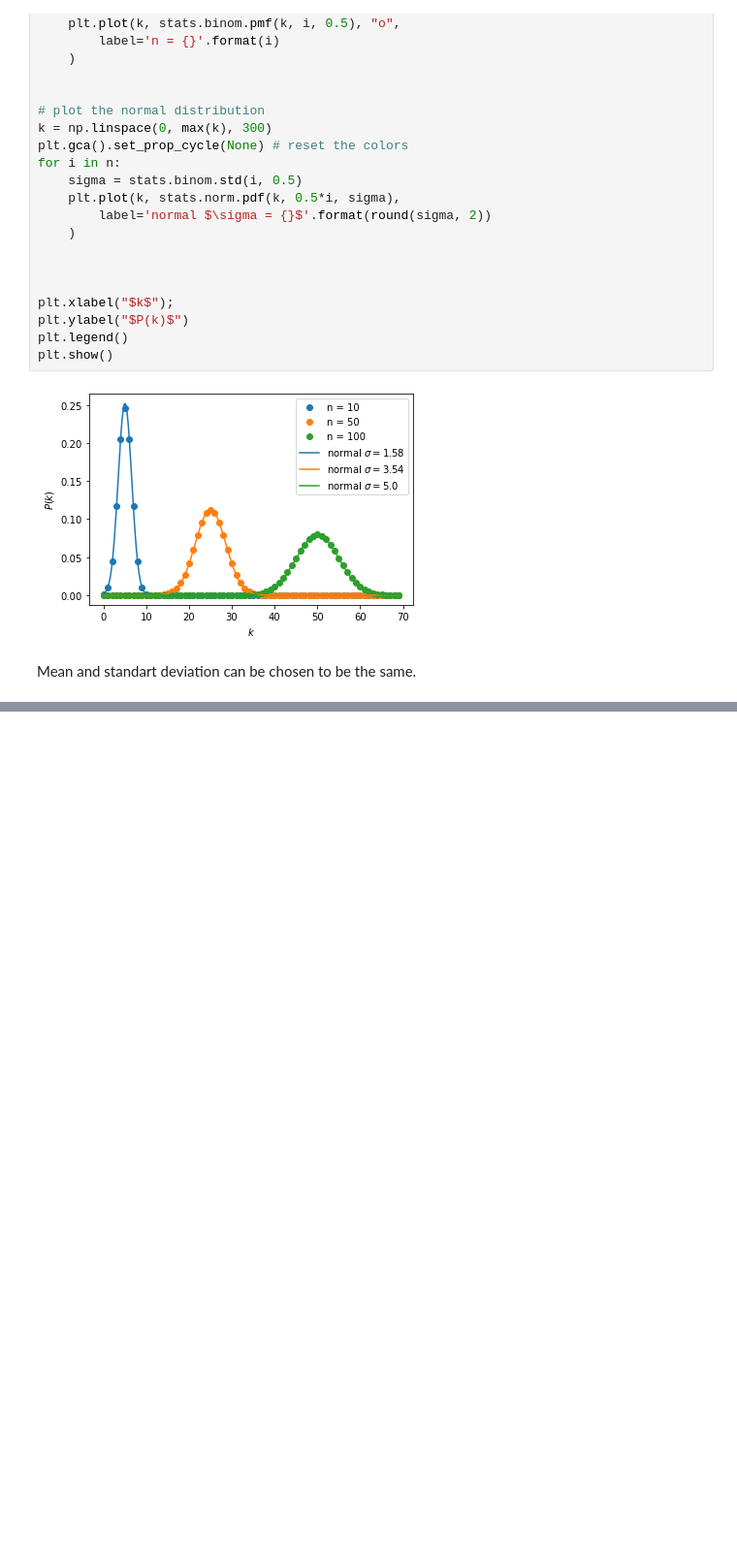
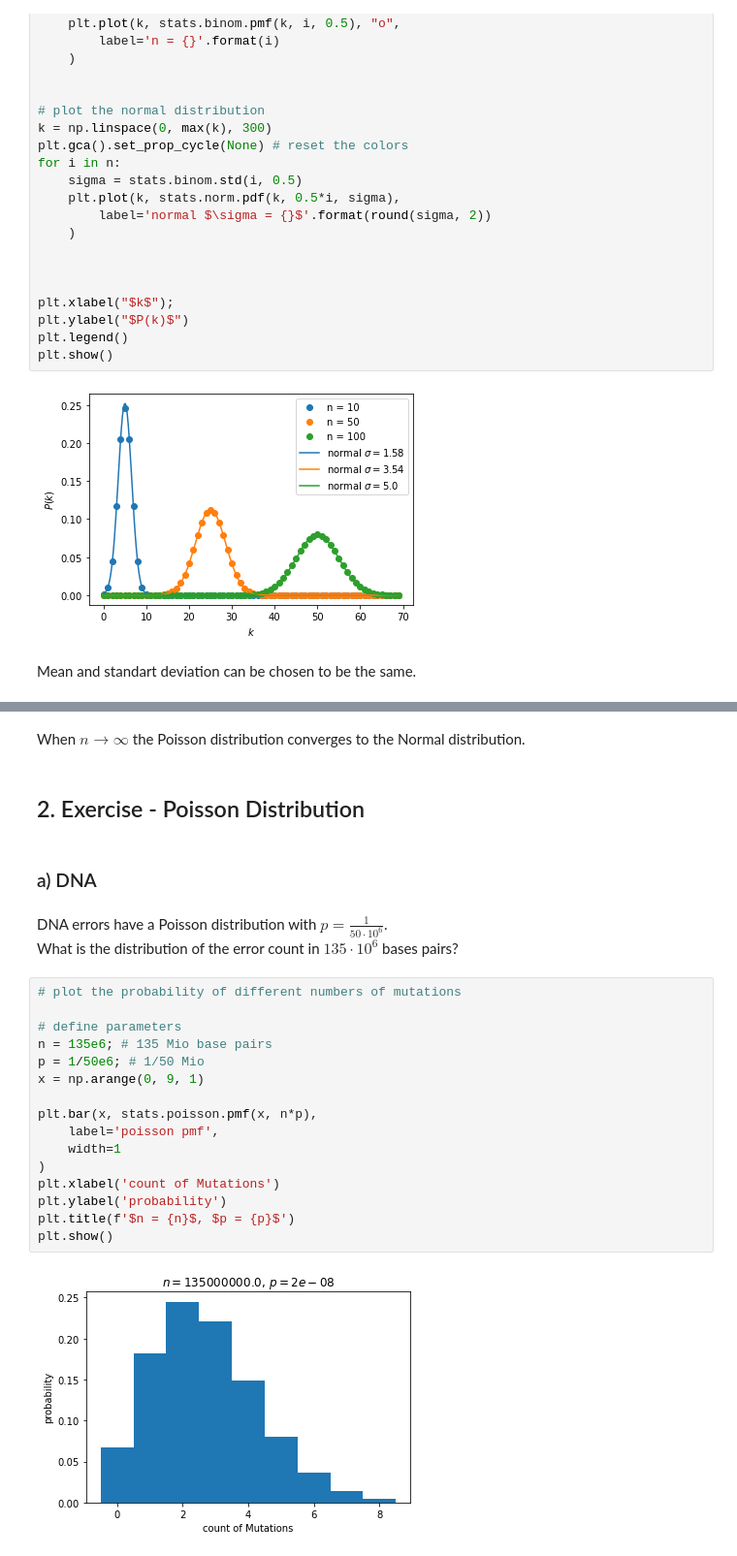
Before and after one commit to leoole100/Computerphysik2, a Jupyter notebook: blatt02/sheet02.ipynb, the cells around one changed output, grey strips where cells are left out. Shown at 97% size. Drawn from its saved outputs; the diff is of its cells as text; blank space fills up the shorter version.

```diff
--- a/blatt02/1.ipynb
+++ b/blatt02/sheet02.ipynb
@@ -110,0 +155,27 @@ Mean and standart deviation can be chosen to be the same.
+# %% [markdown]
+When $n\to\infty$ the Poisson distribution converges to the Normal distribution.
+# %% [markdown]
+## 2. Exercise - Poisson Distribution
+# %% [markdown]
+### a) DNA
+# %% [markdown]
+DNA errors have a Poisson distribution with $p = \frac{1}{50\cdot 10^6}$.
+What is the distribution of the error count in $135\cdot 10^6$ bases pairs?
+# %%
+# plot the probability of different numbers of mutations
+
+# define parameters
+n = 135e6; # 135 Mio base pairs
+p = 1/50e6; # 1/50 Mio
+x = np.arange(0, 9, 1)
+
+plt.bar(x, stats.poisson.pmf(x, n*p),
+	label='poisson pmf',
+    width=1
+)
+plt.xlabel('count of Mutations')
+plt.ylabel('probability')
+plt.title(f'$n = {n}$, $p = {p}$')
+plt.show()
+# %% [output]
+[figure, added]
```
Also changed, not shown: parts of 17 cells of this notebook, 1 other file.
